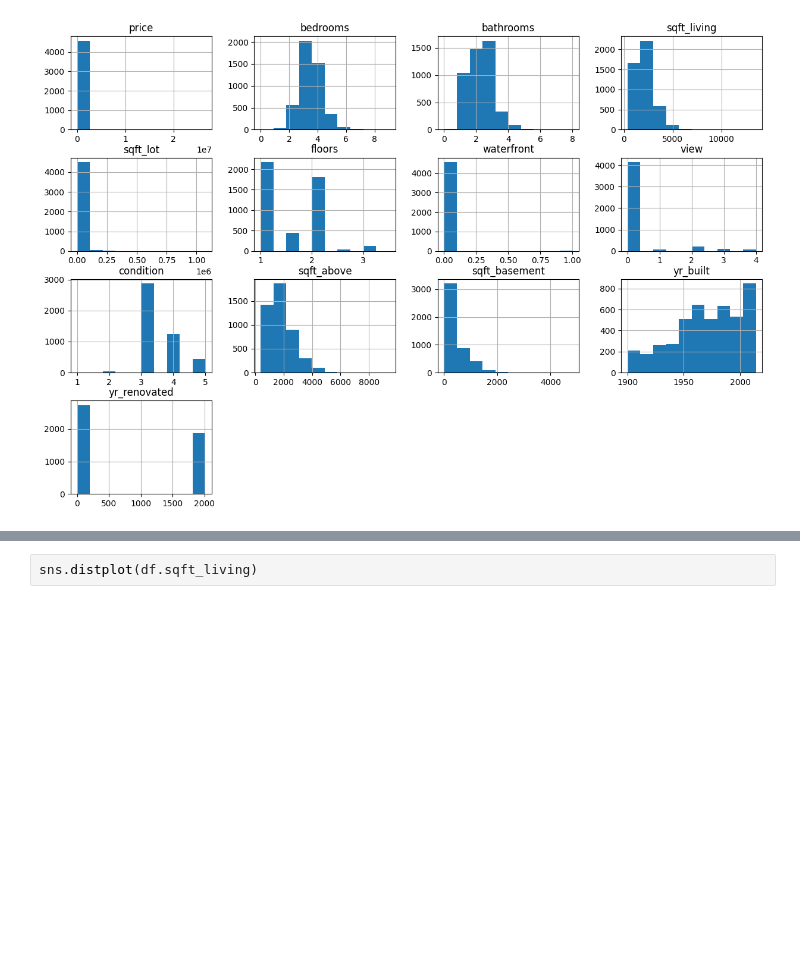
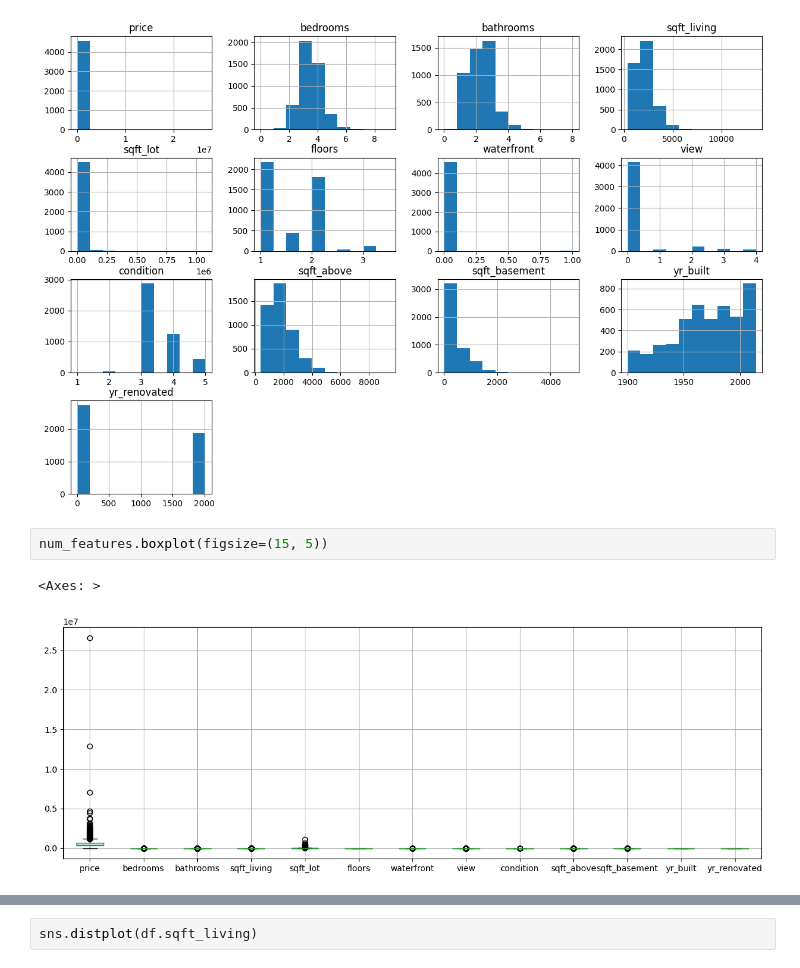
Before and after one commit to bedirhansarihan/house-price-prediction, a Jupyter notebook: price_prediction.ipynb, the cells around one changed output, grey strips where cells are left out. Cells and saved outputs as stored; diff of their text form; blank space fills up the shorter version.

```diff
--- a/price_prediction.ipynb
+++ b/price_prediction.ipynb
@@ -128,3 +179,8 @@ array([[<Axes: title={'center': 'price'}>,
        [<Axes: title={'center': 'yr_renovated'}>, <Axes: >, <Axes: >,
         <Axes: >]], dtype=object)
 [figure]
+# %%
+num_features.boxplot(figsize=(15, 5))
+# %% [output]
+<Axes: >
+[figure, added]
```
Also changed, not shown: parts of 33 cells of this notebook.
